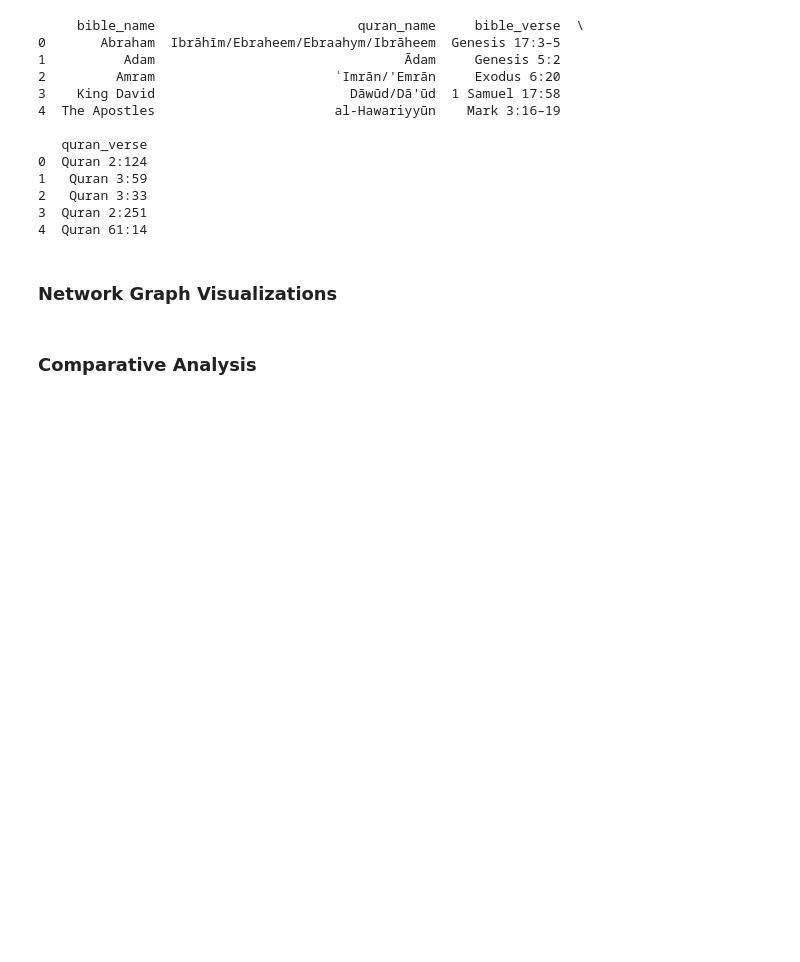
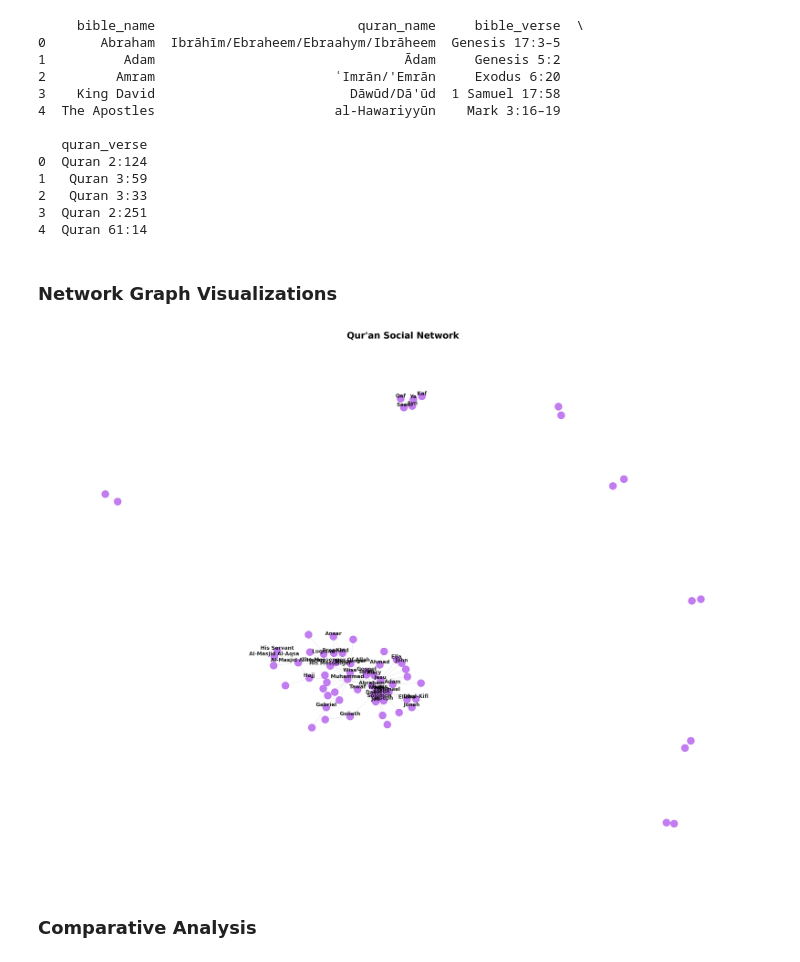
Before and after one commit to erinabruzzy/DSAN6400, a Jupyter notebook: social_network_analysis.ipynb, the cells around one changed output. Cells and saved outputs as stored; diff of their text form; code cells hidden in the pictures; blank space fills up the shorter version.

Commit message:
graphics

```diff
--- a/social_network_analysis.ipynb
+++ b/social_network_analysis.ipynb
@@ -236,5 +188,40 @@ print(df_shared[["bible_name", "quran_name", "bible_verse", "quran_verse"]].head
 4  Quran 61:14
 # %% [markdown]
 ### Network Graph Visualizations
+# %%
+degrees = dict(G_quran.degree())
+
+plt.figure(figsize=(16, 12), dpi=300)
+pos = nx.spring_layout(G_quran, weight='weight', k=0.15, iterations=100, seed=42)
+nx.draw_networkx_edges(G_quran, pos, alpha=0.1, edge_color="black", width=0.6)
+
+# nodes
+nx.draw_networkx_nodes(
+    G_quran,
+    pos,
+    node_size=120,
+    node_color="#BC6FEF",
+    alpha=0.9
+)
+
+labels = {node: node if deg > 1 else "" for node, deg in degrees.items()}
+
+nx.draw_networkx_labels(
+    G_quran,
+    pos,
+    labels=labels,
+    font_size=8,
+    font_family="sans-serif",
+    font_weight="bold",
+    alpha=0.85,
+    verticalalignment="bottom"
+)
+
+plt.title("Qur'an Social Network", fontsize=14, fontweight="bold", pad=20)
+plt.axis("off")
+plt.tight_layout()
+plt.show()
+# %% [output]
+[figure, added]
 # %% [markdown]
 ### Comparative Analysis
```
Also changed, not shown: parts of 5 cells of this notebook.
